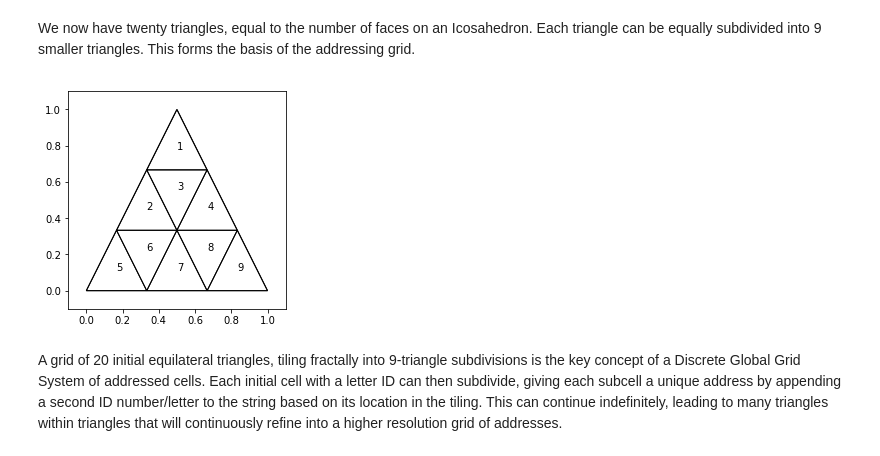
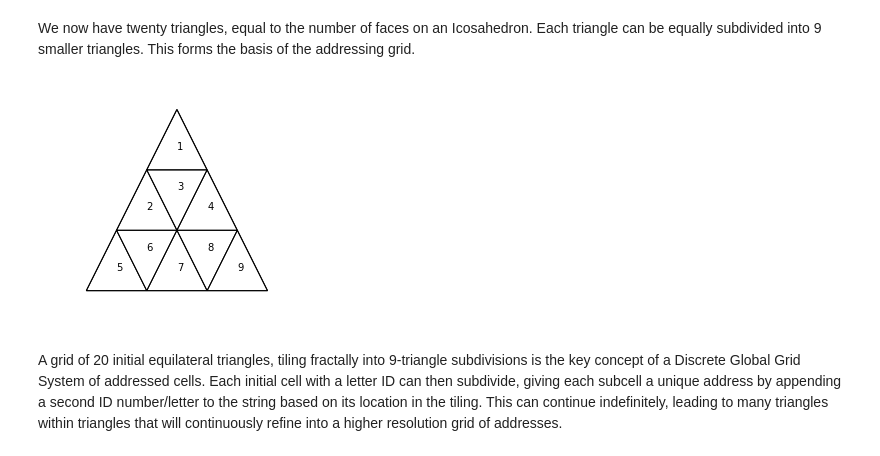
Before and after one commit to data-navigator/dggs, a Jupyter notebook: notebooks/Exploring Discrete Global Grid Systems.ipynb, the cells around one changed output. Cells and saved outputs as stored; diff of their text form; code cells hidden in the pictures.

```diff
--- a/notebooks/Exploring Discrete Global Grid Systems.ipynb
+++ b/notebooks/Exploring Discrete Global Grid Systems.ipynb
@@ -83,22 +83,22 @@ We now have twenty triangles, equal to the number of faces on an Icosahedron. Ea
 # %%
 t2 = Triangle(1, 'A', [(0,0),(0.5,1),(1,0)])
 tess_class_two = t2.tessellate()
 
 fig3 = plt.figure()
 ax3 = fig3.add_subplot(111, aspect='equal')
 ax3.add_patch(t2.patch)
 
 for _ in tess_class_two:
     ax3.add_patch(_.patch)
     ax3.annotate(_.oid, xy=_.centroid)
 
 ax3.set_xlim((-0.1,1.1))
 ax3.set_ylim((-0.1,1.1))
 
-plt.axis('on')
+plt.axis('off')
 plt.show()
 # %% [output]
-[figure, old version]
+[figure, new version]
 # %% [markdown]
 A grid of 20 initial equilateral triangles, tiling fractally into 9-triangle subdivisions is the key concept of a Discrete Global Grid System of addressed cells. Each initial cell with a letter ID can then subdivide, giving each subcell a unique address by appending a second ID number/letter to the string based on its location in the tiling. This can continue indefinitely, leading to many triangles within triangles that will continuously refine into a higher resolution grid of addresses.
 # %%
```
